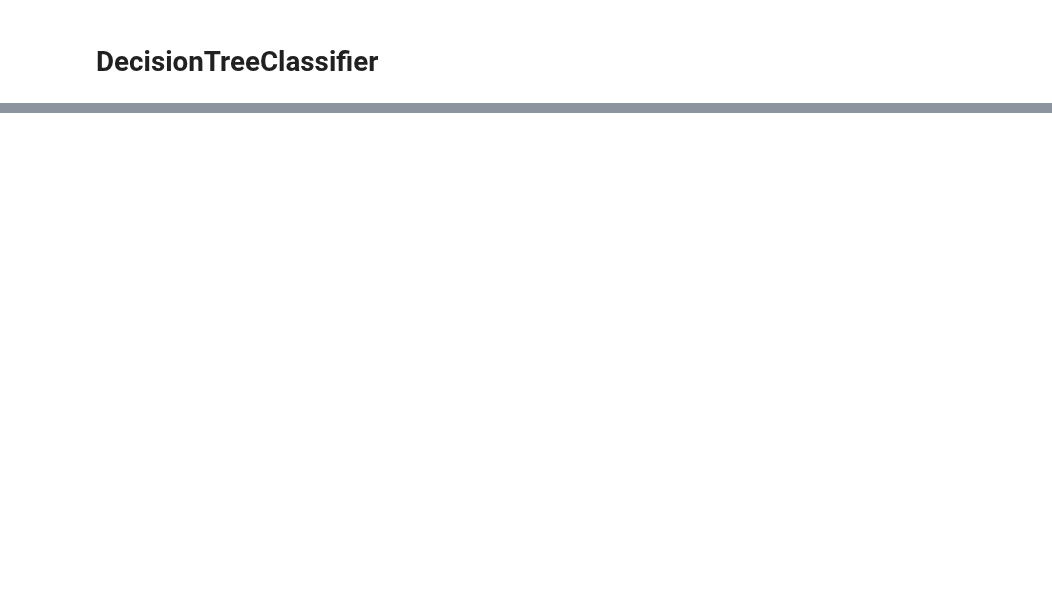
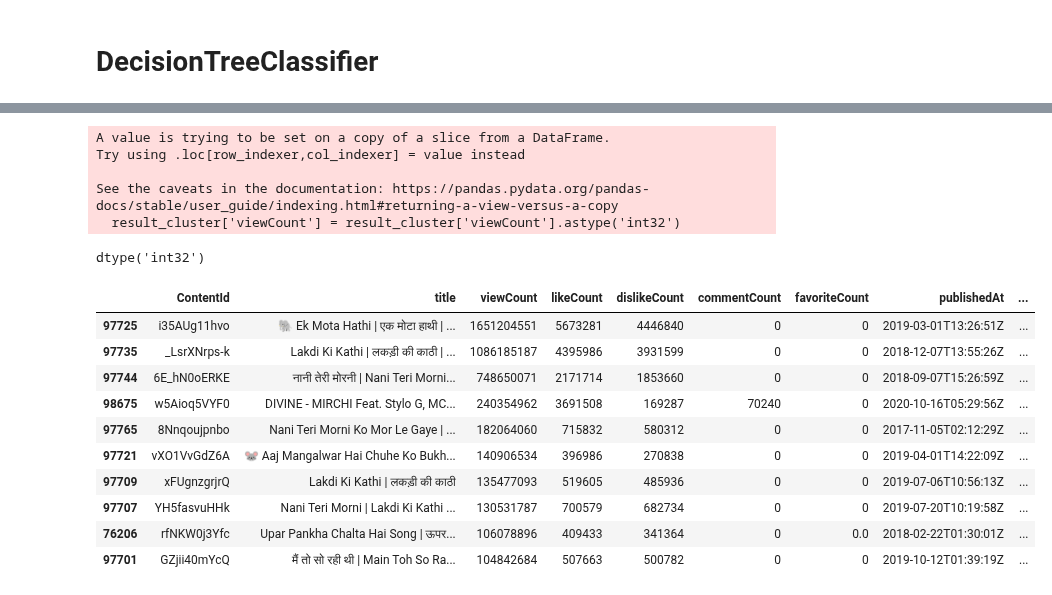
Before and after one commit to TeamEpicProjects/Recommendation-System-for-YT, a Jupyter notebook: notebook/modeling/DecisionTree.ipynb, the cells around one changed output, grey strips where cells are left out. Cells and saved outputs as stored; diff of their text form; code cells hidden in the pictures; blank space fills up the shorter version.

```diff
--- a/notebook/modeling/DecisionTree.ipynb
+++ b/notebook/modeling/DecisionTree.ipynb
@@ -662,0 +721,28 @@ weighted avg       0.79      0.71      0.66     20346
+# %%
+result_cluster['viewCount'] = result_cluster['viewCount'].astype('int32')
+# %% [output]
+A value is trying to be set on a copy of a slice from a DataFrame.
+Try using .loc[row_indexer,col_indexer] = value instead
+
+See the caveats in the documentation: https://pandas.pydata.org/pandas-docs/stable/user_guide/indexing.html#returning-a-view-versus-a-copy
+  result_cluster['viewCount'] = result_cluster['viewCount'].astype('int32')
+# %%
+result_cluster['viewCount'].dtype
+# %% [output]
+dtype('int32')
+# %%
+#Ten largest values in view Count column
+recommended_data = result_cluster.nlargest(10,['viewCount'])
+recommended_data
+# %% [output]
+|  | ContentId | title | viewCount | likeCount | dislikeCount | commentCount | favoriteCount | publishedAt | ... |
+| 97725 | i35AUg11hvo | 🐘 Ek Mota Hathi | एक मोटा हाथी | ... | 1651204551 | 5673281 | 4446840 | 0 | 0 | 2019-03-01T13:26:51Z | ... |
+| 97735 | _LsrXNrps-k | Lakdi Ki Kathi | लकड़ी की काठी | ... | 1086185187 | 4395986 | 3931599 | 0 | 0 | 2018-12-07T13:55:26Z | ... |
+| 97744 | 6E_hN0oERKE | नानी तेरी मोरनी | Nani Teri Morni... | 748650071 | 2171714 | 1853660 | 0 | 0 | 2018-09-07T15:26:59Z | ... |
+| 98675 | w5Aioq5VYF0 | DIVINE - MIRCHI Feat. Stylo G, MC... | 240354962 | 3691508 | 169287 | 70240 | 0 | 2020-10-16T05:29:56Z | ... |
+| 97765 | 8Nnqoujpnbo | Nani Teri Morni Ko Mor Le Gaye | ... | 182064060 | 715832 | 580312 | 0 | 0 | 2017-11-05T02:12:29Z | ... |
+| 97721 | vXO1VvGdZ6A | 🐭 Aaj Mangalwar Hai Chuhe Ko Bukh... | 140906534 | 396986 | 270838 | 0 | 0 | 2019-04-01T14:22:09Z | ... |
+| 97709 | xFUgnzgrjrQ | Lakdi Ki Kathi | लकड़ी की काठी | 135477093 | 519605 | 485936 | 0 | 0 | 2019-07-06T10:56:13Z | ... |
+| 97707 | YH5fasvuHHk | Nani Teri Morni | Lakdi Ki Kathi ... | 130531787 | 700579 | 682734 | 0 | 0 | 2019-07-20T10:19:58Z | ... |
+| 76206 | rfNKW0j3Yfc | Upar Pankha Chalta Hai Song | ऊपर... | 106078896 | 409433 | 341364 | 0 | 0.0 | 2018-02-22T01:30:01Z | ... |
+| 97701 | GZjii40mYcQ | मैं तो सो रही थी | Main Toh So Ra... | 104842684 | 507663 | 500782 | 0 | 0 | 2019-10-12T01:39:19Z | ... |
```
Also changed, not shown: parts of 19 cells of this notebook, 1 other file.
